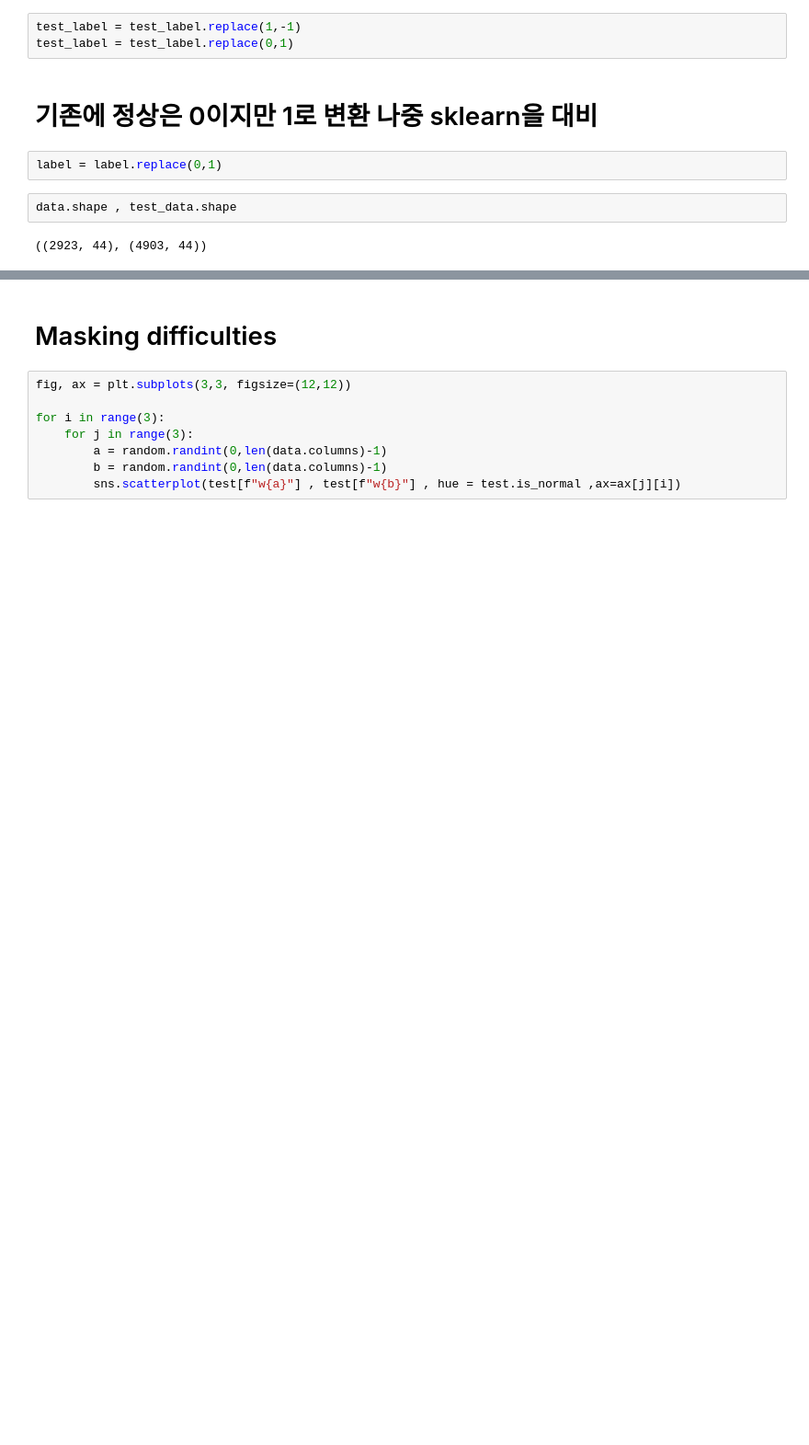
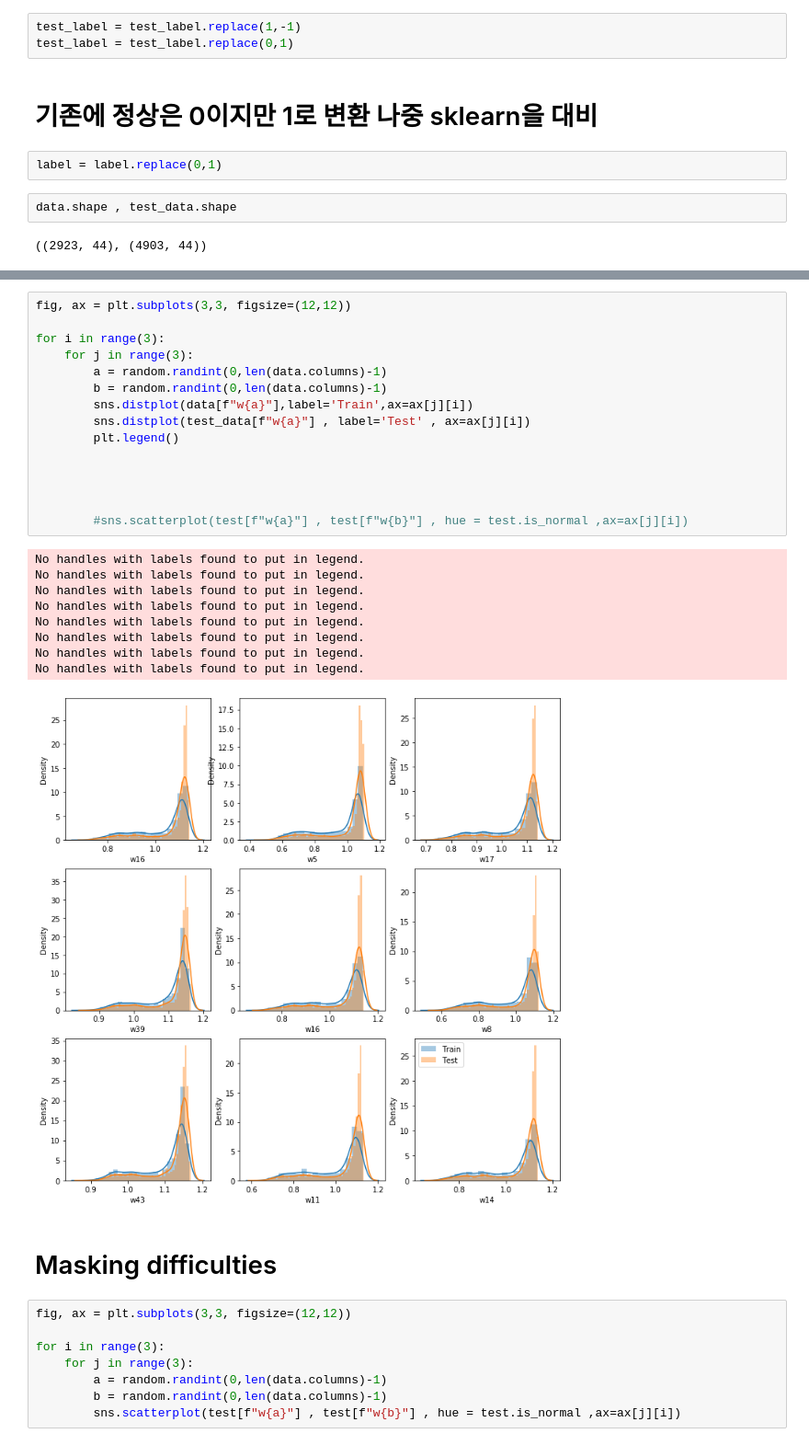
Before and after one commit to SuminBae97/MachineLearning, a Jupyter notebook: file_1.ipynb, the cells around one changed output, grey strips where cells are left out. Shown at 92% size. Drawn from its saved outputs; the diff is of its cells as text; blank space fills up the shorter version.

```diff
--- a/file_1.ipynb
+++ b/file_1.ipynb
@@ -134,3 +141,28 @@ data.shape , test_data.shape
+# %%
+fig, ax = plt.subplots(3,3, figsize=(12,12))
+
+for i in range(3):
+    for j in range(3):
+        a = random.randint(0,len(data.columns)-1)
+        b = random.randint(0,len(data.columns)-1)
+        sns.distplot(data[f"w{a}"],label='Train',ax=ax[j][i])
+        sns.distplot(test_data[f"w{a}"] , label='Test' , ax=ax[j][i])
+        plt.legend()
+
+
+
+
+        #sns.scatterplot(test[f"w{a}"] , test[f"w{b}"] , hue = test.is_normal ,ax=ax[j][i])
+# %% [output]
+No handles with labels found to put in legend.
+No handles with labels found to put in legend.
+No handles with labels found to put in legend.
+No handles with labels found to put in legend.
+No handles with labels found to put in legend.
+No handles with labels found to put in legend.
+No handles with labels found to put in legend.
+No handles with labels found to put in legend.
+[figure, added]
 # %% [markdown]
 # Masking difficulties
 # %%
```
Also changed, not shown: parts of 3 cells of this notebook.
